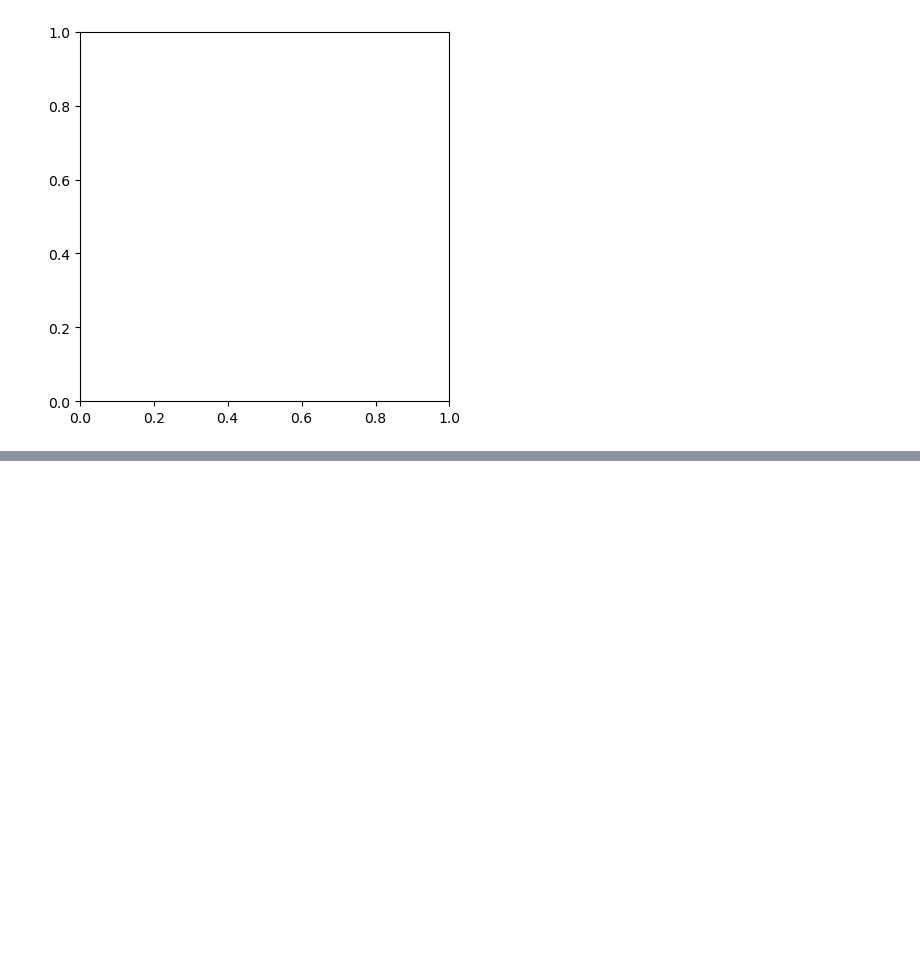
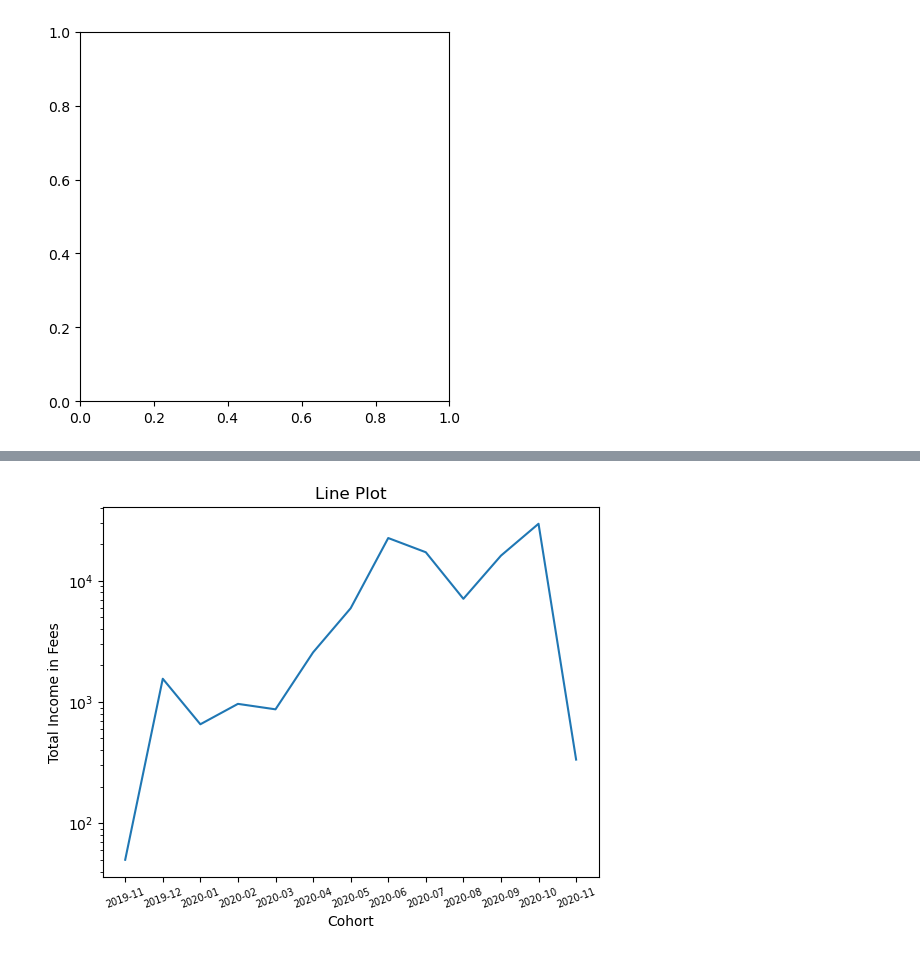
Before and after one commit to ooolychee/project-1-ironhack-payments-es, a Jupyter notebook: project1_eda.ipynb, the cells around one changed output, grey strips where cells are left out. Cells and saved outputs as stored; diff of their text form; code cells hidden in the pictures; blank space fills up the shorter version.

```diff
--- a/project1_eda.ipynb
+++ b/project1_eda.ipynb
@@ -497,0 +545,2 @@ ValueError: could not convert string to float: 'instant_payment'
+# %%
+result_df = fees_df_2.join(request_df_2.set_index('id'), on='cash_request_id', lsuffix='_left', rsuffix='_right')
@@ -497,0 +649,4 @@ ValueError: could not convert string to float: 'instant_payment'
+# %%
+fees_by_cohort=result_df.groupby("cohort_de_verdad")["total_amount"].sum()
+fees_by_cohort=fees_by_cohort.reset_index()
+fees_by_cohort
@@ -497,0 +685,21 @@ ValueError: could not convert string to float: 'instant_payment'
+# %%
+# Convert Period objects to strings
+x_values = fees_by_cohort['cohort_de_verdad'].astype(str).values
+y_values = fees_by_cohort['total_amount'].values
+
+# Plotting the line plot
+plt.plot(x_values, y_values)
+
+# Adding labels and title
+plt.xlabel('Cohort')
+plt.ylabel('Total Income in Fees')
+plt.title('Line Plot')
+plt.xticks(fontsize=7, rotation=20)
+
+plt.yscale('log')
+
+
+# Displaying the plot
+plt.show()
+# %% [output]
+[figure, added]
```
Also changed, not shown: parts of 14 cells of this notebook.
